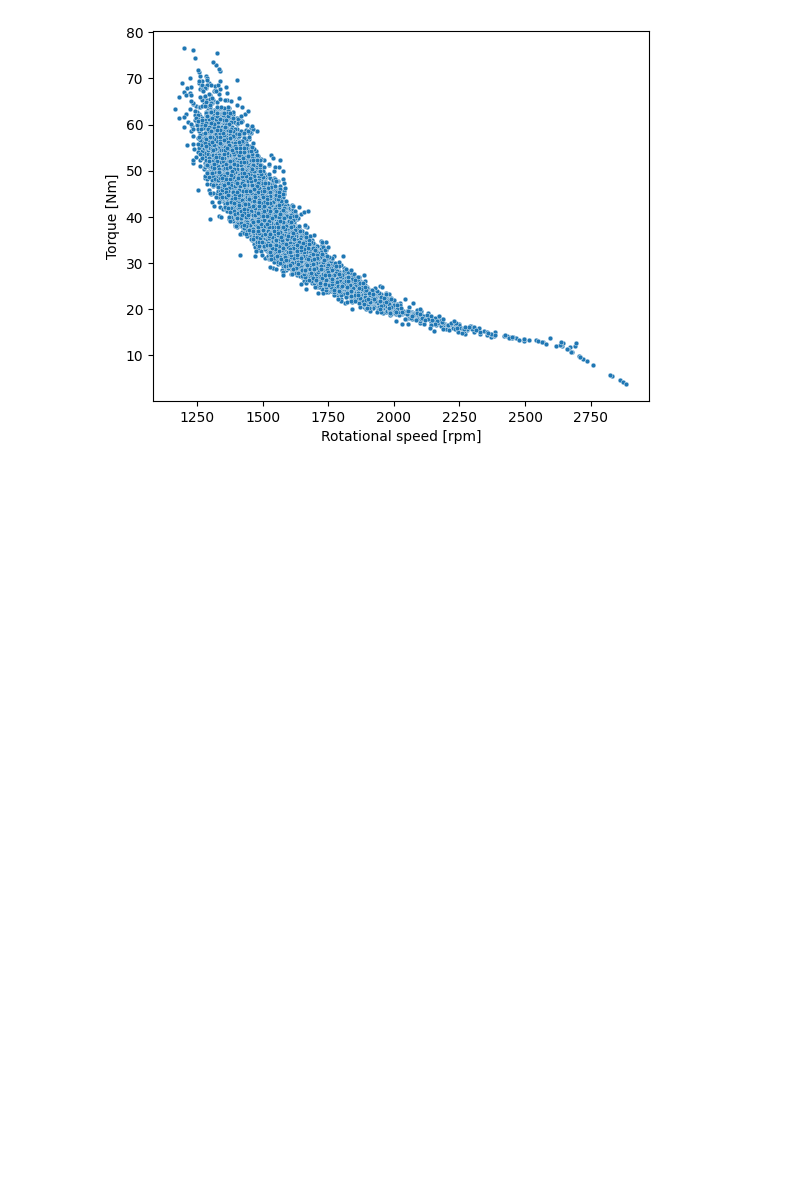
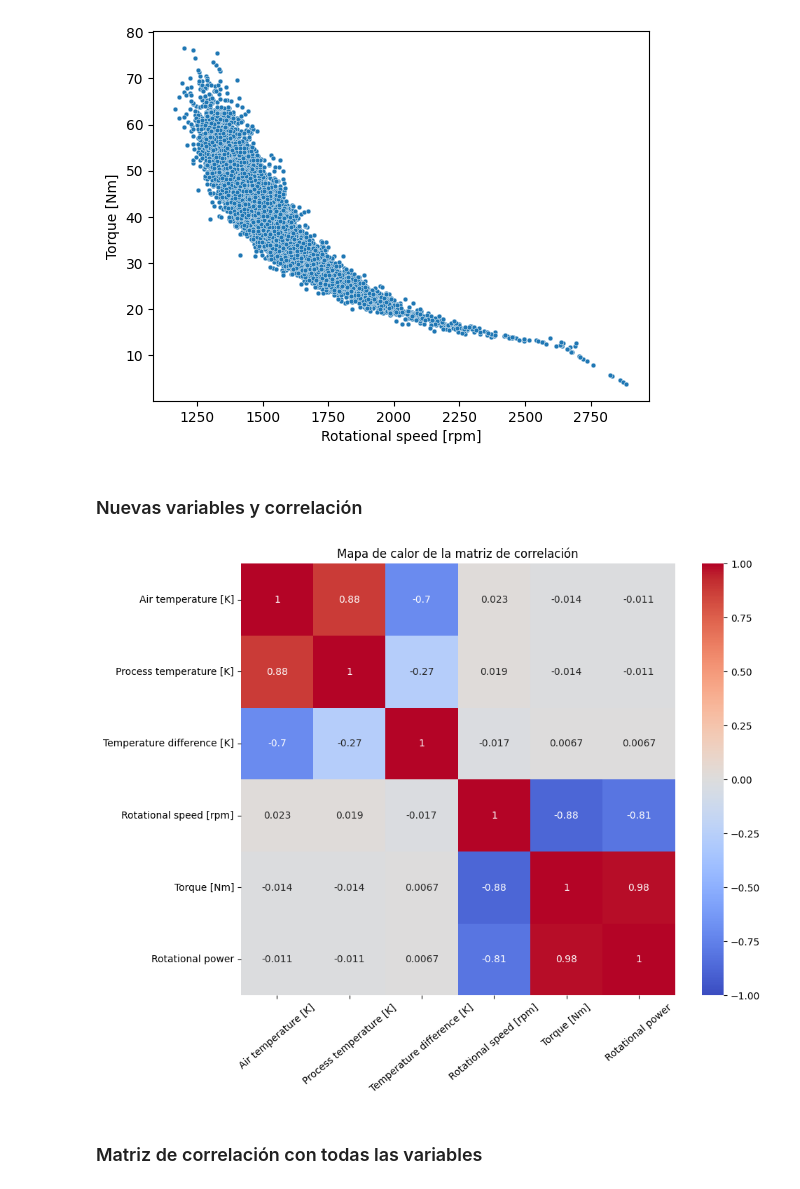
Before and after one commit to CesarArroyo09/predictive-maintenance-milling, a Jupyter notebook: EDA.ipynb, the cells around one changed output. Drawn from its saved outputs; the diff is of its cells as text; code cells hidden in the pictures; blank space fills up the shorter version.

Commit message:
EDA: Added analysis of calculated features

```diff
--- a/EDA.ipynb
+++ b/EDA.ipynb
@@ -179,3 +179,35 @@ sns.scatterplot(
 # %% [output]
 <Axes: xlabel='Rotational speed [rpm]', ylabel='Torque [Nm]'>
 [figure]
+# %% [markdown]
+### Nuevas variables y correlación
+# %%
+machine_failure['Temperature difference [K]'] =\
+    machine_failure['Process temperature [K]'] - machine_failure['Air temperature [K]']
+machine_failure['Rotational power'] =\
+    machine_failure['Rotational speed [rpm]'] * machine_failure['Torque [Nm]']
+# %%
+correlation_columns_new_features = [
+    'Air temperature [K]',
+    'Process temperature [K]',
+    'Temperature difference [K]',
+    'Rotational speed [rpm]',
+    'Torque [Nm]',
+    'Rotational power',
+]
+
+# Calculate the correlation matrix
+corr_matrix_new_features = machine_failure[correlation_columns_new_features].corr()
+# %%
+# Create a heatmap using seaborn
+plt.figure(figsize=(10, 8))  # Set the size of the heatmap
+sns.heatmap(corr_matrix_new_features, annot=True, cmap='coolwarm', center=0, vmin=-1, vmax=1)
+
+# Display the heatmap
+plt.title('Mapa de calor de la matriz de correlación')
+plt.xticks(rotation=40)
+plt.show()
+# %% [output]
+[figure, added]
+# %% [markdown]
+### Matriz de correlación con todas las variables
```
Also changed, not shown: parts of 2 cells of this notebook.
